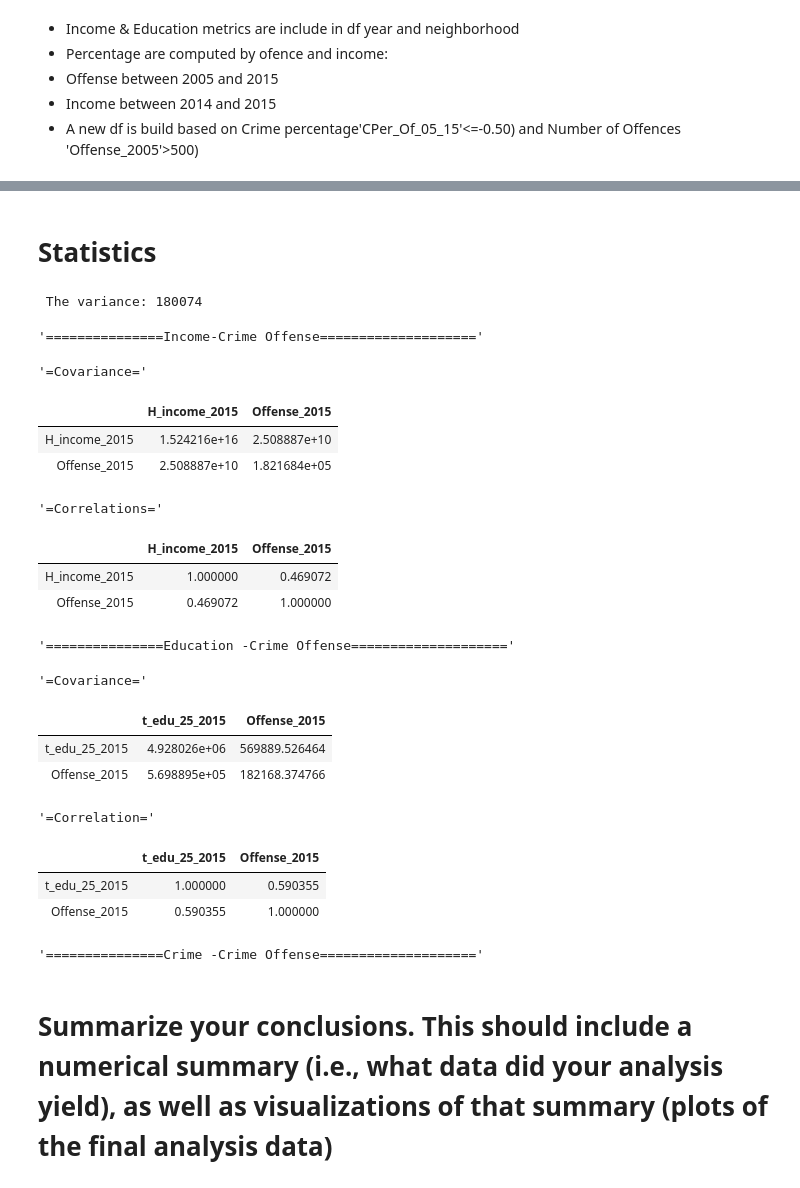
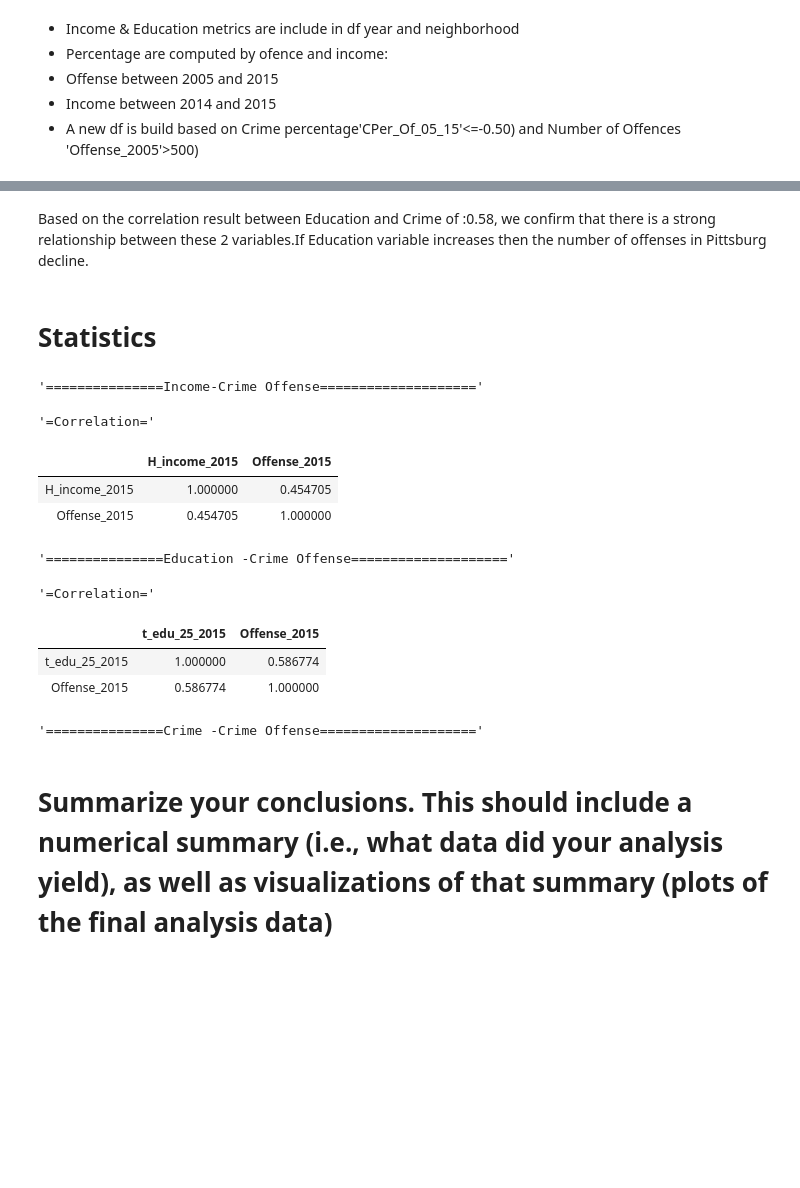
Before and after one commit to palolo02/Project1, a Jupyter notebook: Crime in US.ipynb, the cells around one changed output, grey strips where cells are left out. Cells and saved outputs as stored; diff of their text form; code cells hidden in the pictures; blank space fills up the shorter version.

```diff
--- a/Crime in US.ipynb
+++ b/Crime in US.ipynb
@@ -855,7 +833,7 @@ Mike:
 # %%
-#Compare crime/neigborg by 2014-2015 and Social Factor like Income
-# Get the change crime, income and education level over the period
-# I dentify the most important crime rate decrease by neighborhood over time
+#Compare crime/Neighborhood by 2014-2015 and Social Factor like Income
+#Get the change crime, income and education level over the period
+#I dentify the top ten Neighborhood list about the crime rate decrease over time
 
 # select columns to work with
 #v_ori_com_df =v_grp_metrics_df
@@ -874,7 +852,6 @@ years = [2014]
 v_ori_com1_df = v_ori_com_df[v_ori_com_df['year'].isin(years)]
 # select 2 columns to work with
 v_ori_com1_df  = v_ori_com1_df [['neighborhood','Offense']]
-#v_ori_com1_df.to_csv (r'C:\Users\user\Documents\ITESM_DA\others\pro_pro\Project1\Resources\cx14.csv', index = False, header=True)
 v_ori_com_2014_df= pd.DataFrame({'Offense_2014':v_ori_com1_df.groupby(['neighborhood'], sort=False)['Offense'].count()}).reset_index()
 #94
 
@@ -916,10 +893,21 @@ v_met_com_crime_df["HPer_in_14_15"] =((v_met_com_crime_df["H_income_2015"])-
 v_met_com_crime_df["Edper_in_14_15"] =((v_met_com_crime_df["t_edu_25_2015"])-
                                   (v_met_com_crime_df["t_edu_25_2014"]) )/(v_met_com_crime_df["t_edu_25_2015"])
 
+#in order to plot the income the value(8 digits was divided /10000)
+
+v_met_com_crime_df["H_in_14x"] =(v_met_com_crime_df["H_income_2014"]/10000)
+                                #  (v_met_com_crime_df["H_income_2014"]) )/(v_met_com_crime_df["H_income_2015"])
+
+v_met_com_crime_df["H_in_15x"] =(v_met_com_crime_df["H_income_2015"]/10000)
+                                #  (v_met_com_crime_df["H_income_2014"]) )/(v_met_com_crime_df["H_income_2015"])
+
 #91
 
 
-#df.a.fillna(value=0, inplace=True)
+
+v_met_com_crime_df.Offense_2015.fillna(value=0, inplace=True)
+v_met_com_crime_df.Offense_2005.fillna(value=0, inplace=True)
+v_met_com_crime_df.Offense_2014.fillna(value=0, inplace=True)
 display(v_met_com_crime_df.head())
 # %% [output]
 |  | neighborhood | Offense_2005 | Offense_2014 | Offense_2015 | H_income_2014 | H_income_2015 | t_edu_25_2014 | ... |
@@ -1015,3 +1047,6 @@ plt.show()
+# %% [markdown]
+Based on the correlation result between Education and Crime of :0.58, we confirm that there is a strong relationship between
+these 2 variables.If Education variable increases then the number of offenses in Pittsburg decline.
 # %% [markdown]
 # Statistics
 # %%
@@ -1019,66 +1054,50 @@ plt.show()
 
 v_2015_offen_pi =v_met_over_per_c_df['Offense_2015']
 v_2015_offen_mean =np.mean(v_2015_offen_pi)
 v_2015_offen_median =np.median(v_2015_offen_pi)
 v_2015_offen_var = np.var(v_2015_offen_pi,ddof = 0)
 v_2015_offen_std = np.std(v_2015_offen_pi,ddof = 0)
 #v_2015_offen_sem = np.sem(v_2015_offen_pi)
 
 
 
-print(f" The variance: {round(v_2015_offen_var)}")
+#print(f" The variance: {round(v_2015_offen_var)}")
 
 # Correlations measures
 #Crime -Income
 
 
 x=v_met_over_per_c_df[[('H_income_2015'), 'Offense_2015']].cov()
 y=v_met_over_per_c_df[[('H_income_2015'), 'Offense_2015']].corr()
 display("===============Income-Crime Offense====================")
-display("=Covariance=")
-display(x)
-display("=Correlations=")
+#display("=Covariance=")
+#display(x)
+display("=Correlation=")
 display(y)
 #Crime -Education
 
 x=v_met_over_per_c_df[[('t_edu_25_2015'), 'Offense_2015']].cov()
 y=v_met_over_per_c_df[[('t_edu_25_2015'), 'Offense_2015']].corr()
 display("===============Education -Crime Offense====================")
-display("=Covariance=")
-display(x)
+#display("=Covariance=")
+#display(x)
 display("=Correlation=")
 display(y)
 
 #x=v_met_over_per_c_df[[('H_income_2015'), 't_edu_25_2015']].cov()
 y=v_met_over_per_c_df[[('Offense_2015'), 'Offense_2015']].corr()
-
-
-
-display("===============Crime -Crime Offense====================")
-#display("=Covariance=")
-#display(x)
-#display("=Correlation=")
 # %% [output]
- The variance: 180074
+'===============Income-Crime Offense===================='
-'===============Income-Crime Offense===================='
+'=Correlation='
+|  | H_income_2015 | Offense_2015 |
+| H_income_2015 | 1.000000 | 0.454705 |
+| Offense_2015 | 0.454705 | 1.000000 |
-'=Covariance='
+'===============Education -Crime Offense===================='
-|  | H_income_2015 | Offense_2015 |
-| H_income_2015 | 1.524216e+16 | 2.508887e+10 |
-| Offense_2015 | 2.508887e+10 | 1.821684e+05 |
-'=Correlations='
+'=Correlation='
-|  | H_income_2015 | Offense_2015 |
-| H_income_2015 | 1.000000 | 0.469072 |
-| Offense_2015 | 0.469072 | 1.000000 |
+|  | t_edu_25_2015 | Offense_2015 |
+| t_edu_25_2015 | 1.000000 | 0.586774 |
+| Offense_2015 | 0.586774 | 1.000000 |
-'===============Education -Crime Offense===================='
+'===============Crime -Crime Offense===================='
-'=Covariance='
-|  | t_edu_25_2015 | Offense_2015 |
-| t_edu_25_2015 | 4.928026e+06 | 569889.526464 |
-| Offense_2015 | 5.698895e+05 | 182168.374766 |
-'=Correlation='
-|  | t_edu_25_2015 | Offense_2015 |
-| t_edu_25_2015 | 1.000000 | 0.590355 |
-| Offense_2015 | 0.590355 | 1.000000 |
-'===============Crime -Crime Offense===================='
 # %% [markdown]
 # Summarize your conclusions. This should include a numerical summary (i.e., what data did your analysis yield), as well as visualizations of that summary (plots of the final analysis data)
 # %% [markdown]
```
Also changed, not shown: parts of 32 cells of this notebook.
